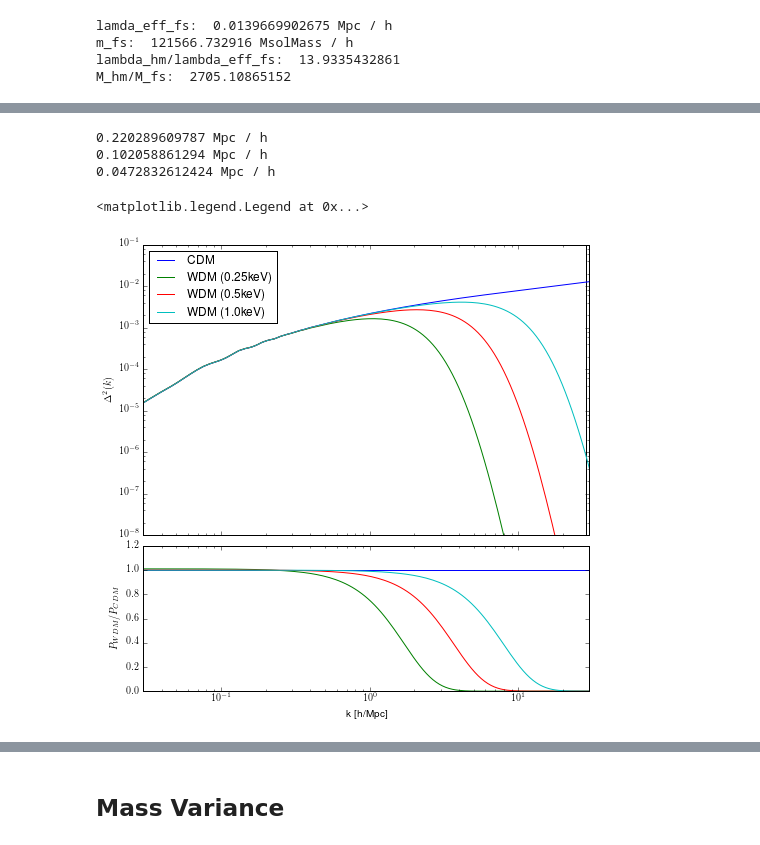
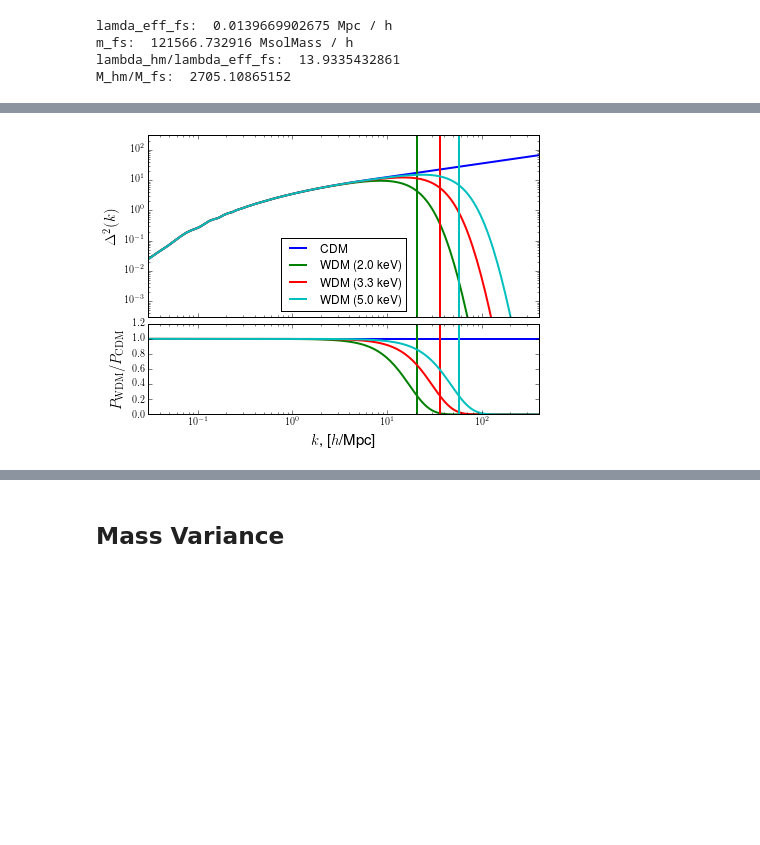
Before and after one commit to steven-murray/WDM_devel, a Jupyter notebook: Development of WDM.ipynb, the cells around one changed output, grey strips where cells are left out. Cells and saved outputs as stored; diff of their text form; code cells hidden in the pictures; blank space fills up the shorter version.

```diff
--- a/Development of WDM.ipynb
+++ b/Development of WDM.ipynb
@@ -55,31 +55,33 @@ This puts the half-mode mass at roughly $10^9 h^{-1}M_\odot$. Compare these numb
 
 Now compare the linear matter power spectrum of WDM for a few test masses:
 # %%
-cdm_mf = MassFunction(z=49)
-wdm_transfer.update(z=49)
-fig,ax = subplots(2,1,sharex=True,subplot_kw=dict(xscale='log',xlim=(0.03,30)),figsize=(8,8),
-                  gridspec_kw={"height_ratios":(2,1)})
-ax[0].plot(cdm_mf.k,cdm_mf.delta_k,label="CDM")
-ax[1].plot(cdm_mf.k,np.ones_like(cdm_mf.k))
-for mx in [0.25,0.5,1.0]:
+## Uncomment following to get the same plot as Schneider
+cdm_mf = MassFunction(z=0)#49
+#wdm_transfer.update(z=49)
+
+fig,ax = subplots(2,1,sharex=True,subplot_kw=dict(xscale='log',xlim=(0.03,400.0)),figsize=(7,5),
+                  gridspec_kw={"height_ratios":(2,1),"hspace":0.05})
+
+ax[0].plot(cdm_mf.k,cdm_mf.delta_k,label="CDM",lw=2,color="b")
+ax[1].plot(cdm_mf.k,np.ones_like(cdm_mf.k),lw=2,color="b")
+cols = ['g','r','c']
+for i,mx in enumerate([2.0,3.3,5.0]):
     wdm_transfer.update(wdm_mass = mx)
-    ax[0].plot(wdm_transfer.k,wdm_transfer.delta_k,label="WDM (%skeV)"%mx)
-    ax[1].plot(wdm_transfer.k,wdm_transfer.delta_k/cdm_mf.delta_k)
-    ax[0].vlines([2*pi/wdm_transfer._wdm.lam_eff_fs.value],1e-8,0.1)
-    print wdm_transfer._wdm.lam_eff_fs
-ax[1].set_xlabel("k [h/Mpc]")
-ax[0].set_ylim((1e-8,0.1))
+    ax[0].plot(wdm_transfer.k,wdm_transfer.delta_k,label="WDM (%s keV)"%mx,lw=2,color=cols[i])
+    ax[1].plot(wdm_transfer.k,wdm_transfer.delta_k/cdm_mf.delta_k,lw=2,color=cols[i])
+    ax[0].axvline(2*pi/wdm_transfer._wdm.lam_hm.value,color=cols[i],lw=2)
+    ax[1].axvline(2*pi/wdm_transfer._wdm.lam_hm.value,color=cols[i],lw=2)
+
+ax[1].set_xlabel(r"$k$, [$h$/Mpc]",fontsize=15)
+ax[0].set_ylim((3e-4,300.0))
 ax[0].set_yscale('log')
-ax[1].set_ylabel(r"$P_{WDM}/P_{CDM}$")
-ax[0].set_ylabel(r"$\Delta^2(k)$")
-subplots_adjust(hspace=0.05)
+ax[1].set_ylabel(r"$P_{\rm WDM}/P_{\rm CDM}$",fontsize=15)
+ax[0].set_ylabel(r"$\Delta^2(k)$",fontsize=15)
 ax[0].legend(loc=0)
+
+savefig("devel_figs/transfer.pdf")
 # %% [output]
-0.220289609787 Mpc / h
-0.102058861294 Mpc / h
-0.0472832612424 Mpc / h
-<matplotlib.legend.Legend at 0x...>
-[figure, old version]
+[figure, new version]
 # %% [markdown]
 Compare this to the figure from Schneider: <img src="schneider_deltak.jpg">
 # %% [markdown]
```
Also changed, not shown: parts of 5 cells of this notebook, 24 other files.
